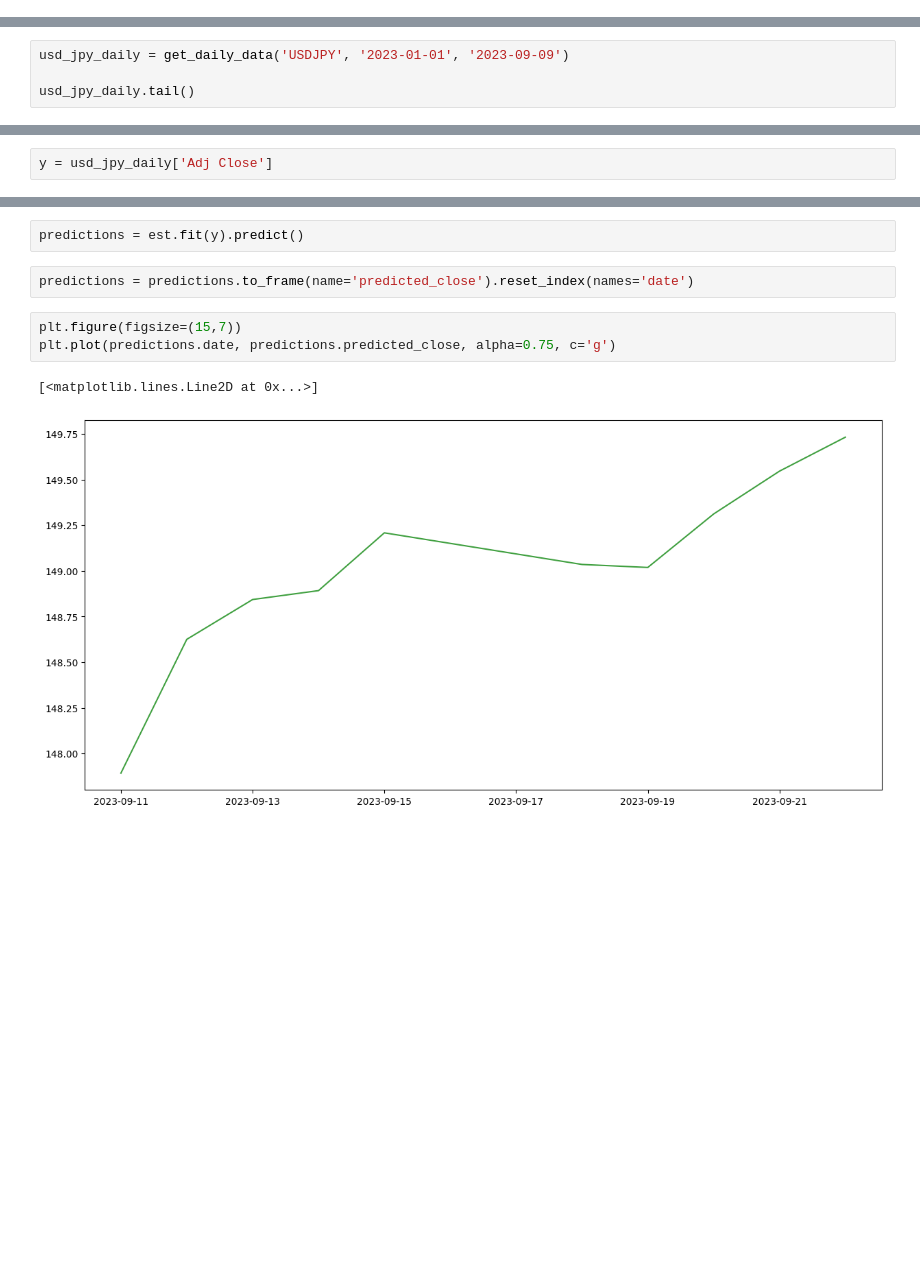
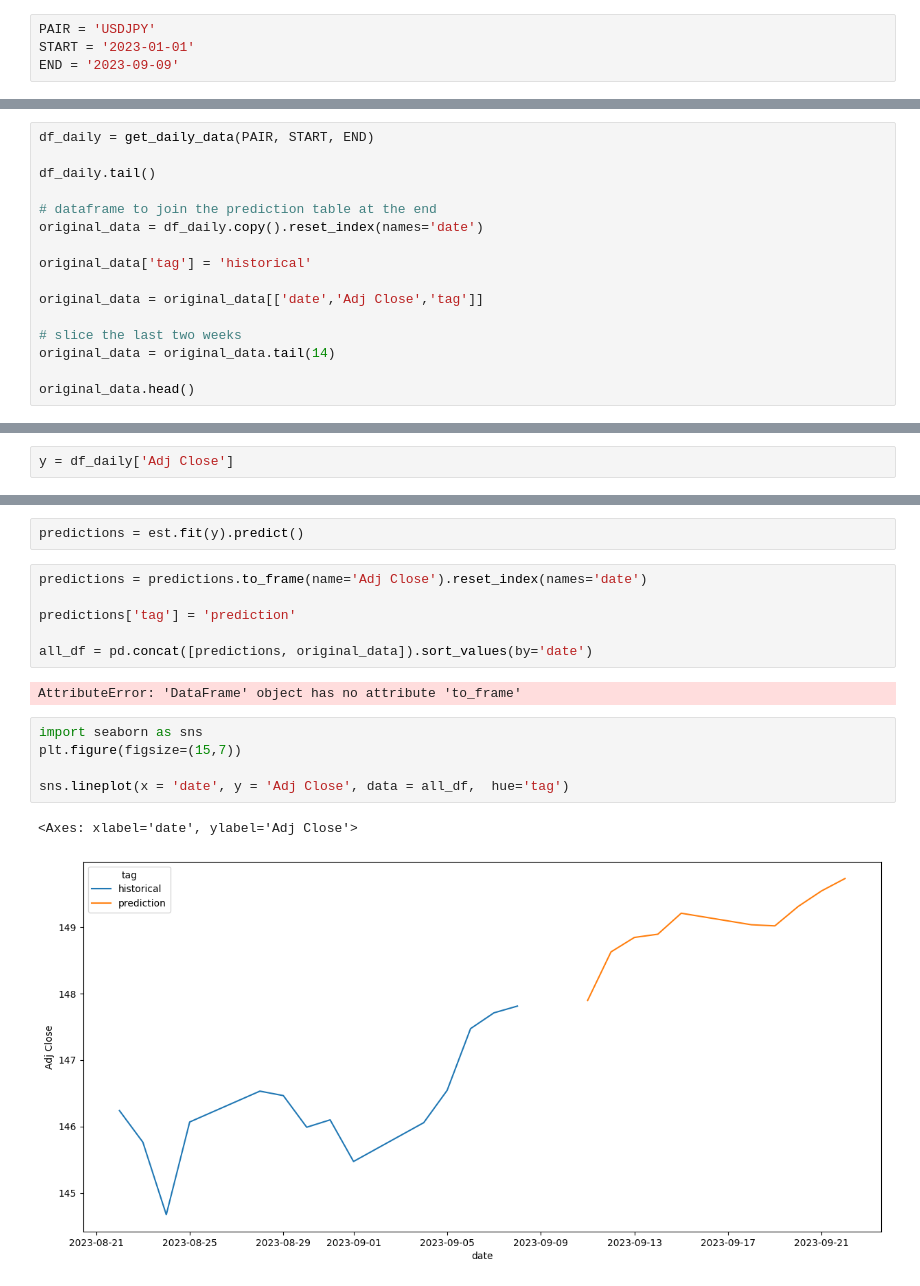
Before and after one commit to mojtaba-peyrovi/stock_trading_ml_experiment, a Jupyter notebook: PMARIMA_cross_validation.ipynb, the cells around one changed output, grey strips where cells are left out. Cells and saved outputs as stored; diff of their text form; blank space fills up the shorter version.

Commit message:
the prediction and history added to each other in ARIMA with hue, to show the predictions on one chart

```diff
--- a/PMARIMA_cross_validation.ipynb
+++ b/PMARIMA_cross_validation.ipynb
@@ -14,11 +14,27 @@ from plot import plot_basic_close, pred_vs_real_plot
 # %%
 import yfinance as yf
 yf.pdr_override()
+# %%
+PAIR = 'USDJPY'
+START = '2023-01-01'
+END = '2023-09-09'
 # %% [markdown]
 ## Fetch daily data
 # %%
-usd_jpy_daily = get_daily_data('USDJPY', '2023-01-01', '2023-09-09')
+df_daily = get_daily_data(PAIR, START, END)
 
-usd_jpy_daily.tail()
+df_daily.tail()
+
+# dataframe to join the prediction table at the end
+original_data = df_daily.copy().reset_index(names='date')
+
+original_data['tag'] = 'historical'
+
+original_data = original_data[['date','Adj Close','tag']]
+
+# slice the last two weeks
+original_data = original_data.tail(14)
+
+original_data.head()
 # %% [output]
 [*********************100%%**********************]  1 of 1 completed
@@ -56,7 +71,7 @@ plot_basic_close((25,10), usd_jpy_hourly, 'USDJPY')
 # %% [markdown]
 ## Daily Predicion
 # %%
-y = usd_jpy_daily['Adj Close']
+y = df_daily['Adj Close']
 # %%
 
 est = pm.ARIMA(order=(1, 1, 2),
@@ -104,10 +115,18 @@ pred_vs_real_plot(usd_jpy_daily, 'USDJPY', x_axis, y, validation, n_test)
 # %%
 predictions = est.fit(y).predict()
 # %%
-predictions = predictions.to_frame(name='predicted_close').reset_index(names='date')
+predictions = predictions.to_frame(name='Adj Close').reset_index(names='date')
+
+predictions['tag'] = 'prediction'
+
+all_df = pd.concat([predictions, original_data]).sort_values(by='date')
+# %% [output]
+AttributeError: 'DataFrame' object has no attribute 'to_frame'
 # %%
+import seaborn as sns
 plt.figure(figsize=(15,7))
-plt.plot(predictions.date, predictions.predicted_close, alpha=0.75, c='g')
+
+sns.lineplot(x = 'date', y = 'Adj Close', data = all_df,  hue='tag')
 # %% [output]
-[<matplotlib.lines.Line2D at 0x...>]
+<Axes: xlabel='date', ylabel='Adj Close'>
-[figure, old version]
+[figure, new version]
```
Also changed, not shown: parts of 7 cells of this notebook.
